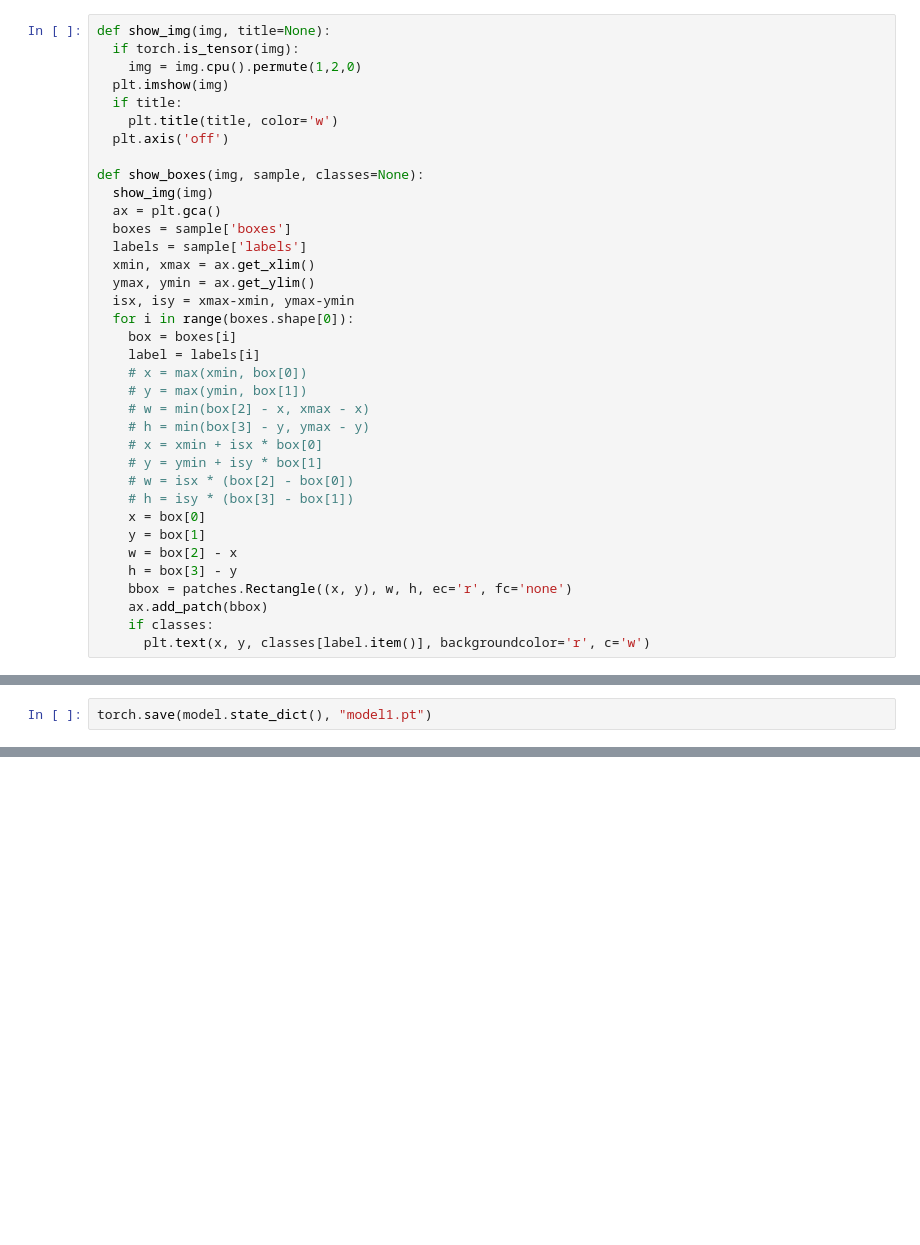
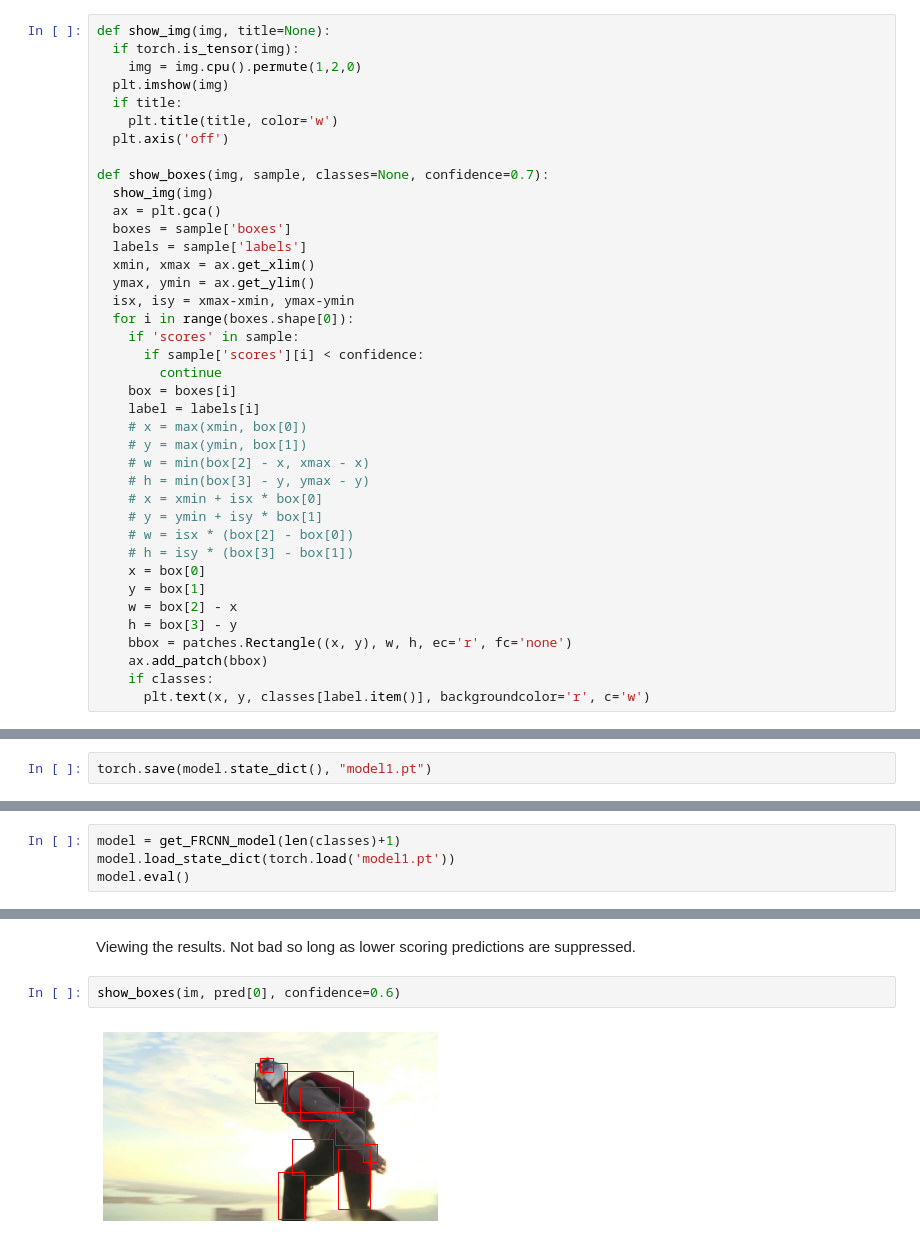
Before and after one commit to hhenry01/ML-Motion-Blur, a Jupyter notebook: Model.ipynb, the cells around one changed output, grey strips where cells are left out. Cells and saved outputs as stored; diff of their text form; blank space fills up the shorter version.

```diff
--- a/Model.ipynb
+++ b/Model.ipynb
@@ -256,7 +256,7 @@ def show_img(img, title=None):
     plt.title(title, color='w')
   plt.axis('off')
 
-def show_boxes(img, sample, classes=None):
+def show_boxes(img, sample, classes=None, confidence=0.7):
   show_img(img)
   ax = plt.gca()
   boxes = sample['boxes']
@@ -265,6 +265,9 @@ def show_boxes(img, sample, classes=None):
   ymax, ymin = ax.get_ylim()
   isx, isy = xmax-xmin, ymax-ymin
   for i in range(boxes.shape[0]):
+    if 'scores' in sample:
+      if sample['scores'][i] < confidence:
+        continue
     box = boxes[i]
     label = labels[i]
     # x = max(xmin, box[0])
@@ -468,0 +485,4 @@ files.download("model1.pt")
+# %%
+model = get_FRCNN_model(len(classes)+1)
+model.load_state_dict(torch.load('model1.pt'))
+model.eval()
@@ -468,0 +536,6 @@ files.download("model1.pt")
+# %% [markdown]
+Viewing the results. Not bad so long as lower scoring predictions are suppressed.
+# %%
+show_boxes(im, pred[0], confidence=0.6)
+# %% [output]
+[figure, added]
```
Also changed, not shown: parts of 9 cells of this notebook.
